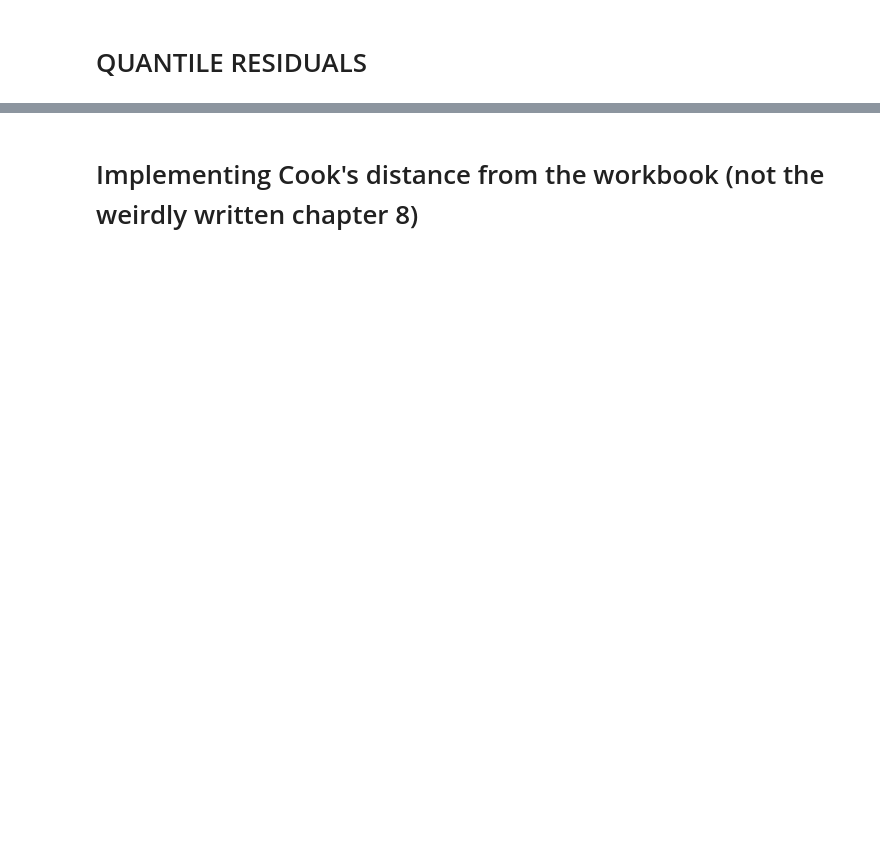
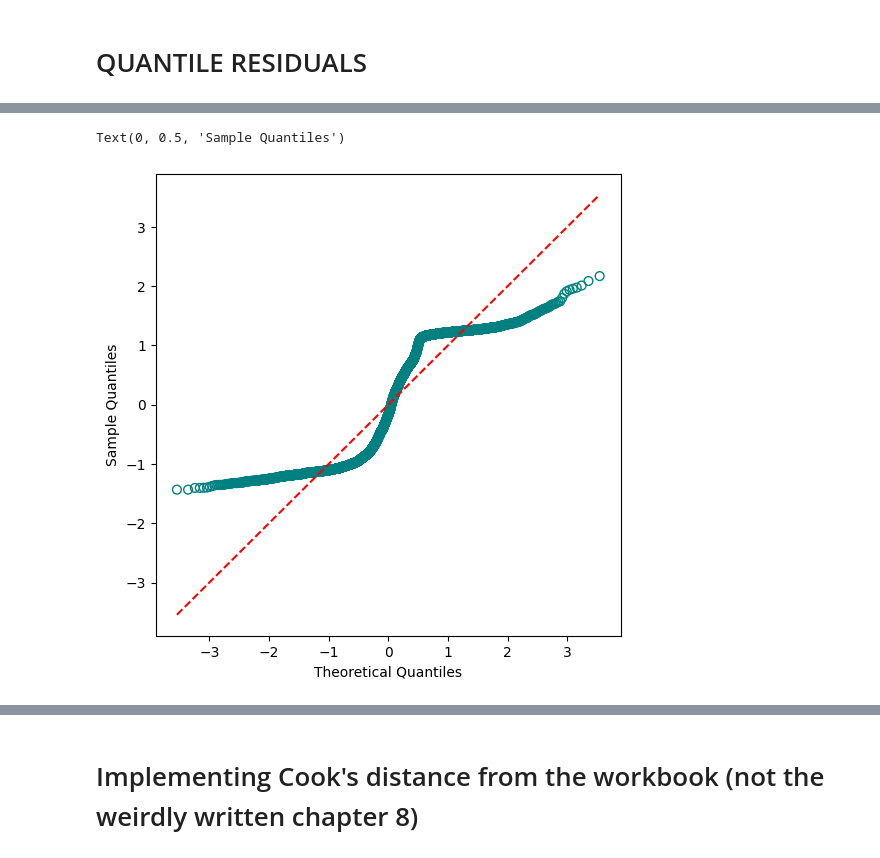
Before and after one commit to MatejVre/Generalized_Linear_Models, a Jupyter notebook: part_3.ipynb, the cells around one changed output, grey strips where cells are left out. Drawn from its saved outputs; the diff is of its cells as text; code cells hidden in the pictures; blank space fills up the shorter version.

```diff
--- a/part_3.ipynb
+++ b/part_3.ipynb
@@ -40 +54,14 @@ stats.probplot(quantile_residuals, plot=ax)
 [figure]
+# %%
+sorted_residuals = np.sort(quantile_residuals)
+n = len(sorted_residuals)
+probabilities = (np.arange(0, n)) / n
+theoretical_quantiles = np.sqrt(2) * erfinv(2 * probabilities - 1)
+plt.figure(figsize=(6, 6))
+plt.scatter(theoretical_quantiles, sorted_residuals, edgecolor='teal', facecolor="none", marker="o", s=40)
+plt.plot(theoretical_quantiles, theoretical_quantiles, color='red', linestyle="--")
+plt.xlabel("Theoretical Quantiles")
+plt.ylabel("Sample Quantiles")
+# %% [output]
+Text(0, 0.5, 'Sample Quantiles')
+[figure, added]
```
Also changed, not shown: parts of 7 cells of this notebook, 1 other file.
